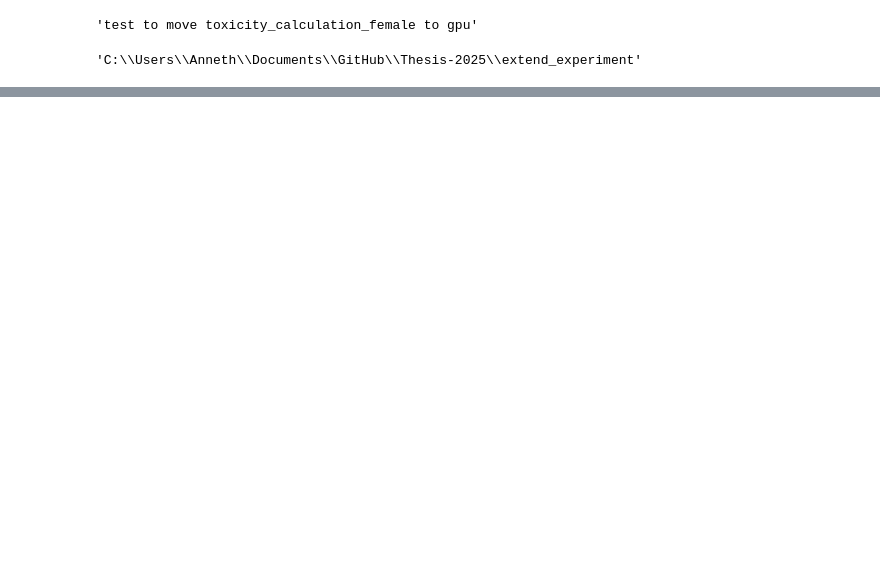
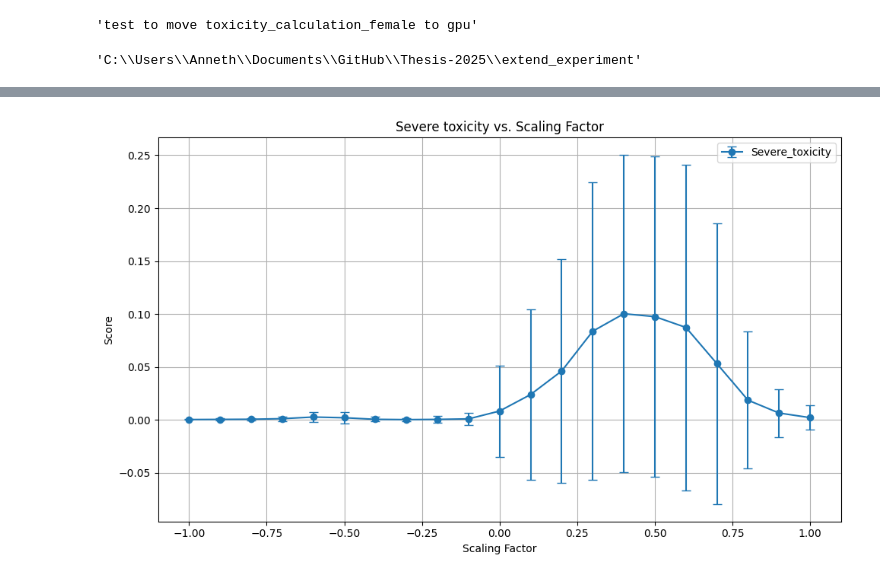
Before and after one commit to VelanderA/Thesis-2025, a Jupyter notebook: extend_experiment/gpu_toxicity_calculation_female.ipynb, the cells around one changed output, grey strips where cells are left out. Saved outputs shown, nothing was run; the diff lists cells and outputs as text; code cells hidden in the pictures; blank space fills up the shorter version.

```diff
--- a/extend_experiment/gpu_toxicity_calculation_female.ipynb
+++ b/extend_experiment/gpu_toxicity_calculation_female.ipynb
@@ -188,33 +214,35 @@ tox_df = pd.read_csv("toxicity_scores_female_1000_with_scalingfactors.csv")
 
 # Example: add this if not already present
 # Assuming 21 scaling factors repeated 10 times each → total 210 rows
 # tox_df['scaling_factor'] = [-1.0 + i*0.1 for i in range(21) for _ in range(10)]
 # Only keep numeric columns before grouping
 numeric_cols = tox_df.select_dtypes(include='number').columns
 
 # Group by scaling factor and compute stats only for numeric columns
 grouped = tox_df.groupby("scaling_factor")[numeric_cols]
 
 mean_scores = grouped.mean()
 std_scores = grouped.std()
 
 # Select which metrics to plot
-metrics = ['identity_attack']#['toxicity', 'insult', 'identity_attack']
+metrics = ['severe_toxicity']#['toxicity', 'insult', 'identity_attack']
 
 # Plot
 plt.figure(figsize=(10, 6))
 
 for metric in metrics:
     plt.errorbar(mean_scores.index, mean_scores[metric], yerr=std_scores[metric],
                  label=metric.capitalize(), marker='o', capsize=4)
 
-plt.title("Identity_attack vs. Scaling Factor")
+plt.title("Severe toxicity vs. Scaling Factor")
 plt.xlabel("Scaling Factor")
 plt.ylabel("Score")
 plt.legend()
 plt.grid(True)
 plt.tight_layout()
 
 # Save the plot
-plt.savefig("toxicity_identity_attack_vs_scaling_factor_female_1000.png", dpi=300)
+plt.savefig("toxicity_severe_toxicity_vs_scaling_factor_female_1000.png", dpi=300)
 plt.show()
+# %% [output]
+[figure, added]
```
Also changed, not shown: parts of 3 cells of this notebook, 20 other files.
